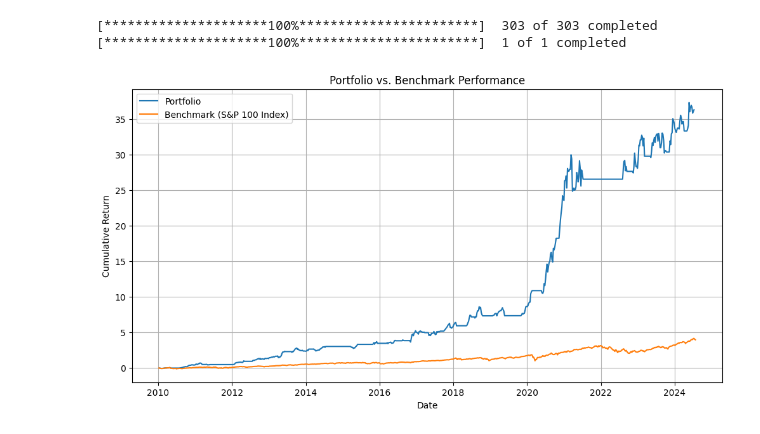
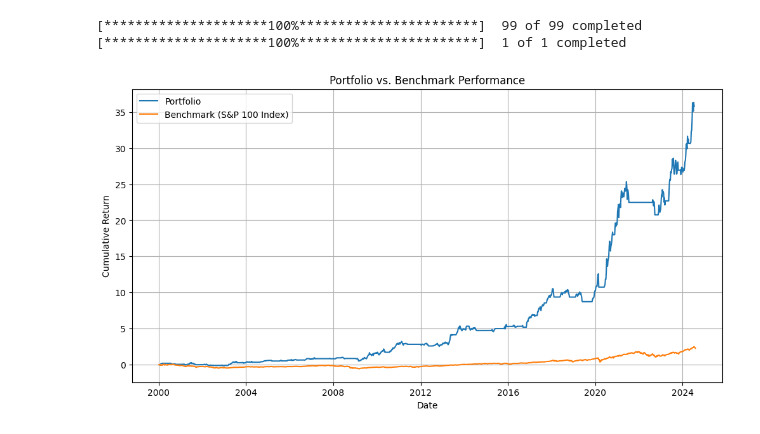
Before and after one commit to dkn-maida/farscape-investment, a Jupyter notebook: usa/sharpe_mom.ipynb, the cells around one changed output. Drawn from its saved outputs; the diff is of its cells as text; code cells hidden in the pictures.

```diff
--- a/usa/sharpe_mom.ipynb
+++ b/usa/sharpe_mom.ipynb
@@ -196,46 +199,21 @@ import matplotlib.pyplot as plt
 
 # Define S&P 100 stock symbols
 symbols = [
-    "AAPL", "MSFT", "AMZN", "GOOGL", "GOOG", "TSLA", "NVDA", "JNJ",
-    "UNH", "V", "PG", "HD", "DIS", "PYPL", "MA", "NFLX", "INTC", "VZ",
-    "PFE", "KO", "MRK", "PEP", "T", "CVX", "ABT", "CSCO", "XOM", "ABBV",
-    "NKE", "LLY", "MCD", "DHR", "MDT", "WMT", "BAC", "TMO", "CRM", "NEE",
-    "COST", "ACN", "AVGO", "QCOM", "TXN", "UNP", "PM", "HON", "LIN", "AMGN",
-    "LOW", "MS", "WFC", "ADBE", "RTX", "ORCL", "IBM", "CVS", "UPS", "BMY",
-    "SCHW", "INTU", "GS", "AMD", "SBUX", "AMT", "GE", "CAT", "BKNG",
-    "DE", "AXP", "SPGI", "PLD", "BLK", "ADP", "ISRG", "SYK", "C", "MO",
-    "MDLZ", "NOW", "LMT", "BA", "TGT", "MMM", "ADI", "DUK", "ZTS", "CB",
-    "SO", "MMC", "EL", "CL", "GILD", "PNC", "USB", "NSC", "APD", "EW",
-    "ITW", "TJX", "HUM", "CI", "GM", "MET", "CME", "TFC", "BIIB", "BDX",
-    "SHW", "ECL", "ADI", "F", "VRTX", "MCO", "FDX", "REGN", "AON", "PSA",
-    "BSX", "ILMN", "WM", "NOC", "LRCX", "D", "KLAC", "EMR", "TRV",
-    "YUM", "AEP", "GPN", "ETN", "SRE", "GD", "STZ", "SPG", "MNST", "MRNA",
-    "EXC", "TEL", "ADSK", "ETSY", "ROST", "NXPI", "EA", "DOW", "EXPE",
-    "DPZ", "DVN", "PAYC", "PAYX", "FAST", "MPC", "OKE", "PKG",
-    "ZBH", "ZBRA", "K", "KHC", "KDP", "KMX", "KMB", "KR", "KSS",
-    "L", "LDOS", "LHX", "LH", "LII", "LKQ", "LNT", "LW", "LYB", "LVS", "LYV", "M", "MA", "MAA", "MAR", "MAS",
-    "MCD", "MCHP", "MCK", "MLM", "MOS", "MPWR",
-    "MRO", "MSCI", "MSFT", "MSI", "MTB", "MTD", "MU",
-    "NDAQ", "NCLH", "NDSN", "NEM", "NI", "NKE", "NOC", "NOV", "NRG", "NTAP", "NTRS", "NUE", "NVDA", "NVR", "NWL",
-    "NWS", "NWSA", "O", "ODFL", "OGN", "OMC", "ON", "ORCL", "ORLY",
-    "OTIS", "OXY", "PARA", "PCAR", "PEG", "PENN",
-    "PFG", "PG", "PGR", "PH", "PHM", "PKG", "PLD", "PNC", "PNR", "PNW", "POOL", "PPG", "PPL", "PRGO", "PRU", "PSA", "PTC",
-    "PVH", "PWR", "PYPL", "QCOM", "QRVO", "RCL", "REG", "RF", "RHI", "RJF", "RL", "RMD", "ROK", "ROL", "ROP", "ROST", "RSG",
-    "RTX", "SBAC", "SBUX", "SCHW", "SEE", "SHW", "SJM", "SLB", "SNA",
-    "SNPS", "SO", "SPG", "SPGI", "STE", "STT", "STX", "SWK",
-    "SWKS", "SYF", "SYY", "T", "TAP", "TDG", "TDY", "TER", "TFC",
-    "TFX", "TGNA", "TJX", "TMO", "TMUS", "TPR", "TRMB", "TROW", "TRV",
-    "TSCO", "TSLA", "TSN", "TT", "TTWO", "TXN", "TXT", "TYL", "UA",
-    "UAL", "UAA", "UDR", "UHS", "ULTA", "UNH", "UNM", "UNP", "UPS", "URI",
-    "USB", "V", "VFC", "VLO", "VMC", "VNO", "VNT", "VRSK", "VRSN",
-    "VRTX", "VTR", "VTRS", "VZ", "WAB", "WAT", "WBA", "WDC", "WEC", "WELL",
-    "WFC", "WHR", "WM", "WMB", "WMT", "WRB", "WRK", "WST", "WTW", "WY",
-    "WYNN", "XEL", "XOM", "XRAY", "XYL", "YUM", "ZBH", "ZBRA", "ZION", "ZTS"
+    "AAPL", "ABBV", "ABT", "ACN", "ADBE", "AIG", "AMGN", "AMT", "AMZN", "AVGO",
+    "AXP", "BA", "BAC", "BK", "BKNG", "BLK", "BMY", "BRK-B", "C", "CAT",
+    "CHTR", "CL", "CMCSA", "COF", "COP", "COST", "CRM", "CSCO", "CVS", "CVX",
+    "DHR", "DIS", "DOW", "DUK", "EMR", "EXC", "F", "META", "FDX", "GD",
+    "GE", "GILD", "GM", "GOOGL", "GS", "HD", "HON", "IBM", "INTC", "JNJ",
+    "JPM", "KHC", "KO", "LIN", "LLY", "LMT", "LOW", "MA", "MCD", "MDLZ",
+    "MDT", "MET", "META", "MMM", "MO", "MRK", "MS", "MSFT", "NEE", "NFLX",
+    "NKE", "NVDA", "ORCL", "PEP", "PFE", "PG", "PM", "PYPL", "QCOM", "RTX",
+    "SBUX", "SCHW", "SO", "SPG", "T", "TGT", "TMO", "TMUS", "TSLA", "TXN",
+    "UNH", "UNP", "UPS", "USB", "V", "VZ", "WBA", "WFC", "WMT", "XOM"
 ]
 
 
 benchmark_symbol = "^OEX"
-start_date = "2010-01-01"
+start_date = "2000-01-01"
 initial_balance = 100000
 rolling_window = 26  # 6 months = 26 weeks
 
@@ -272,7 +250,7 @@ nfci_data['nfci_sma_14'] = nfci_data['NFCI'].rolling(window=14).mean()
 combined_data = historical_data.join(nfci_data['NFCI'], how='inner')
 combined_data['nfci_sma_14'] = nfci_data['nfci_sma_14']
 combined_data['nfci_signal'] = np.where(combined_data['NFCI'] < combined_data['nfci_sma_14'], 1, 0)
-combined_data['nfci_signal'] = combined_data['nfci_signal'].shift(1)
+combined_data['nfci_signal'] = combined_data['nfci_signal'].shift(2)
 
 # Ensure that the weekly_returns index is aligned with combined_data index
 weekly_returns = weekly_returns.reindex(combined_data.index)
@@ -350,32 +328,32 @@ rolling_max = portfolio_performance['Portfolio_Value'].cummax()
 drawdown = (portfolio_performance['Portfolio_Value'] - rolling_max) / rolling_max
 max_drawdown = drawdown.min()
 
 # Plot the Results
 plt.figure(figsize=(12, 6))
 plt.plot(portfolio_performance.index, portfolio_performance['Cumulative_Return'], label='Portfolio')
 plt.plot(benchmark_data.index, (benchmark_data / benchmark_data.iloc[0]) - 1, label='Benchmark (S&P 100 Index)')
 plt.xlabel('Date')
 plt.ylabel('Cumulative Return')
 plt.title('Portfolio vs. Benchmark Performance')
 plt.legend()
 plt.grid(True)
 plt.show()
 
 # Print Final Portfolio Value, CAGR, Max Drawdown, and Monthly Performance
 print(f"Final Portfolio Value: ${portfolio_performance['Portfolio_Value'].iloc[-1]:.2f}")
 print(f"CAGR: {cagr:.2%}")
 print(f"Max Drawdown: {max_drawdown:.2%}")
 
 print("\nMonthly Returns (%):")
 print(monthly_returns.to_string(index=True, float_format="%.2f"))
 
 # Print the current top 5 stocks ranked by 6-month momentum
 current_momentum = momentum.iloc[-1].dropna()
 top_5_stocks = current_momentum.nlargest(5).index.tolist()
 print("\nCurrent Top 5 Stocks by 6-Month Momentum:")
 for stock in top_5_stocks:
     print(f"{stock}: Momentum = {current_momentum[stock]:.2%}")
 # %% [output]
-[*********************100%***********************]  303 of 303 completed
+[*********************100%***********************]  99 of 99 completed
 [*********************100%***********************]  1 of 1 completed
-[figure, old version]
+[figure, new version]
```
Also changed, not shown: parts of 3 cells of this notebook, 6 other files.
